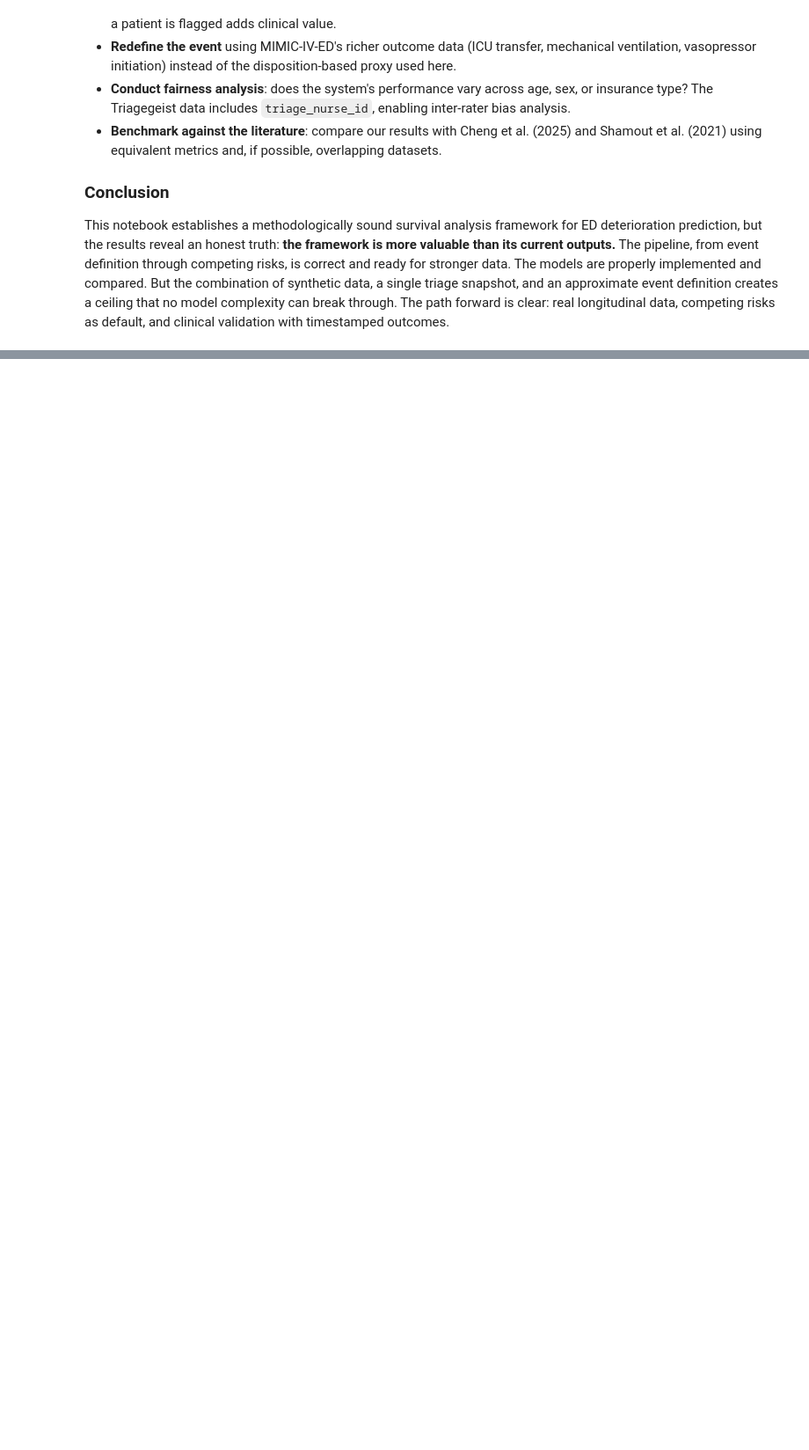
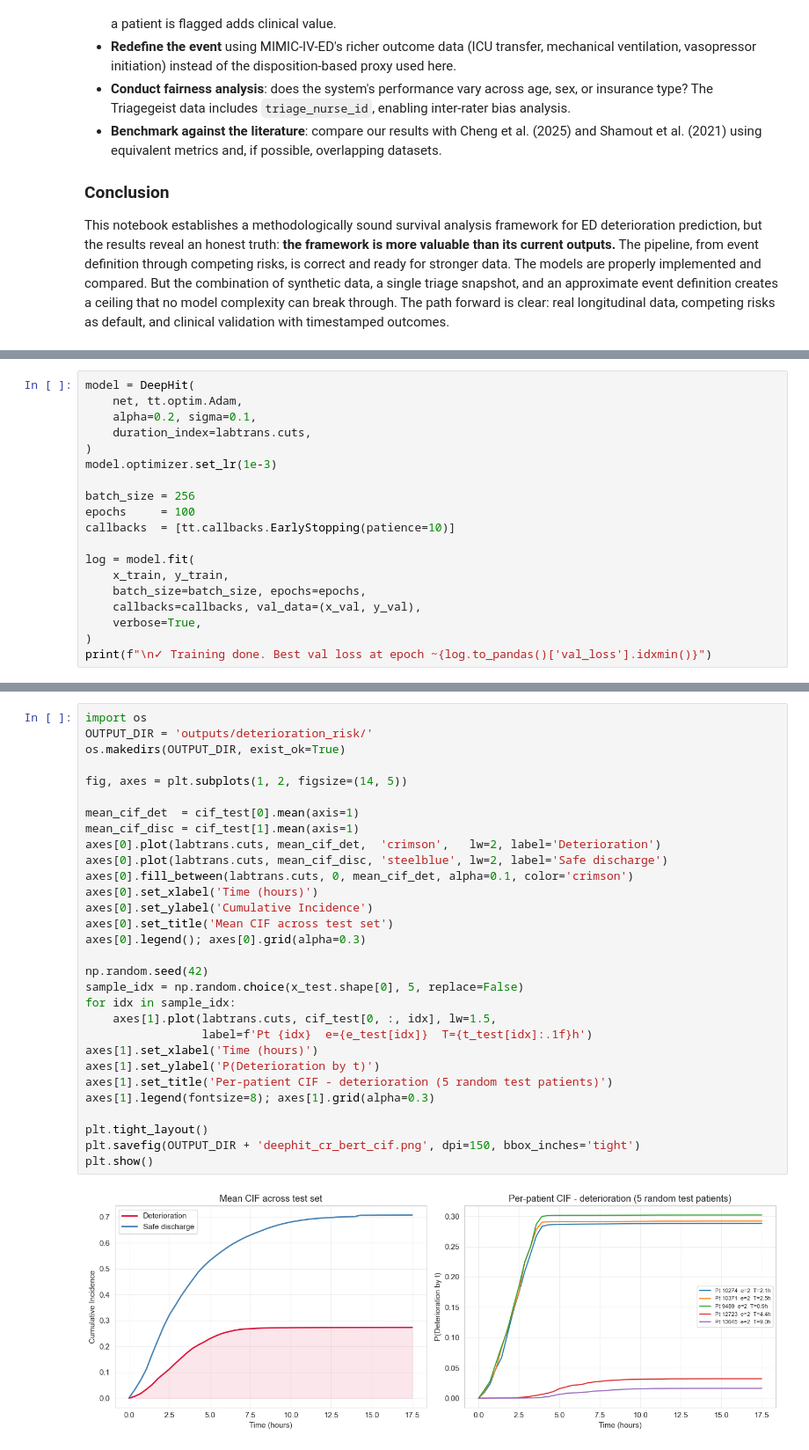
Before and after one commit to dsAlessandro/Emergency-Department-Acuity-Prediction, a Jupyter notebook: deterioration_risk_survival_analysis.ipynb, the cells around one changed output, grey strips where cells are left out. Shown at 88% size. Drawn from its saved outputs; the diff is of its cells as text; blank space fills up the shorter version.

```diff
--- a/deterioration_risk_survival_analysis.ipynb
+++ b/deterioration_risk_survival_analysis.ipynb
@@ -2594,0 +2932,19 @@ This notebook establishes a methodologically sound survival analysis framework f
+# %%
+model = DeepHit(
+    net, tt.optim.Adam,
+    alpha=0.2, sigma=0.1,
+    duration_index=labtrans.cuts,
+)
+model.optimizer.set_lr(1e-3)
+
+batch_size = 256
+epochs     = 100
+callbacks  = [tt.callbacks.EarlyStopping(patience=10)]
+
+log = model.fit(
+    x_train, y_train,
+    batch_size=batch_size, epochs=epochs,
+    callbacks=callbacks, val_data=(x_val, y_val),
+    verbose=True,
+)
+print(f"\n✓ Training done. Best val loss at epoch ~{log.to_pandas()['val_loss'].idxmin()}")
@@ -2594,0 +3022,32 @@ This notebook establishes a methodologically sound survival analysis framework f
+# %%
+import os
+OUTPUT_DIR = 'outputs/deterioration_risk/'
+os.makedirs(OUTPUT_DIR, exist_ok=True)
+
+fig, axes = plt.subplots(1, 2, figsize=(14, 5))
+
+mean_cif_det  = cif_test[0].mean(axis=1)
+mean_cif_disc = cif_test[1].mean(axis=1)
+axes[0].plot(labtrans.cuts, mean_cif_det,  'crimson',   lw=2, label='Deterioration')
+axes[0].plot(labtrans.cuts, mean_cif_disc, 'steelblue', lw=2, label='Safe discharge')
+axes[0].fill_between(labtrans.cuts, 0, mean_cif_det, alpha=0.1, color='crimson')
+axes[0].set_xlabel('Time (hours)')
+axes[0].set_ylabel('Cumulative Incidence')
+axes[0].set_title('Mean CIF across test set')
+axes[0].legend(); axes[0].grid(alpha=0.3)
+
+np.random.seed(42)
+sample_idx = np.random.choice(x_test.shape[0], 5, replace=False)
+for idx in sample_idx:
+    axes[1].plot(labtrans.cuts, cif_test[0, :, idx], lw=1.5,
+                 label=f'Pt {idx}  e={e_test[idx]}  T={t_test[idx]:.1f}h')
+axes[1].set_xlabel('Time (hours)')
+axes[1].set_ylabel('P(Deterioration by t)')
+axes[1].set_title('Per-patient CIF - deterioration (5 random test patients)')
+axes[1].legend(fontsize=8); axes[1].grid(alpha=0.3)
+
+plt.tight_layout()
+plt.savefig(OUTPUT_DIR + 'deephit_cr_bert_cif.png', dpi=150, bbox_inches='tight')
+plt.show()
+# %% [output]
+[figure, added]
```
Also changed, not shown: parts of 35 cells of this notebook, 20 other files.
